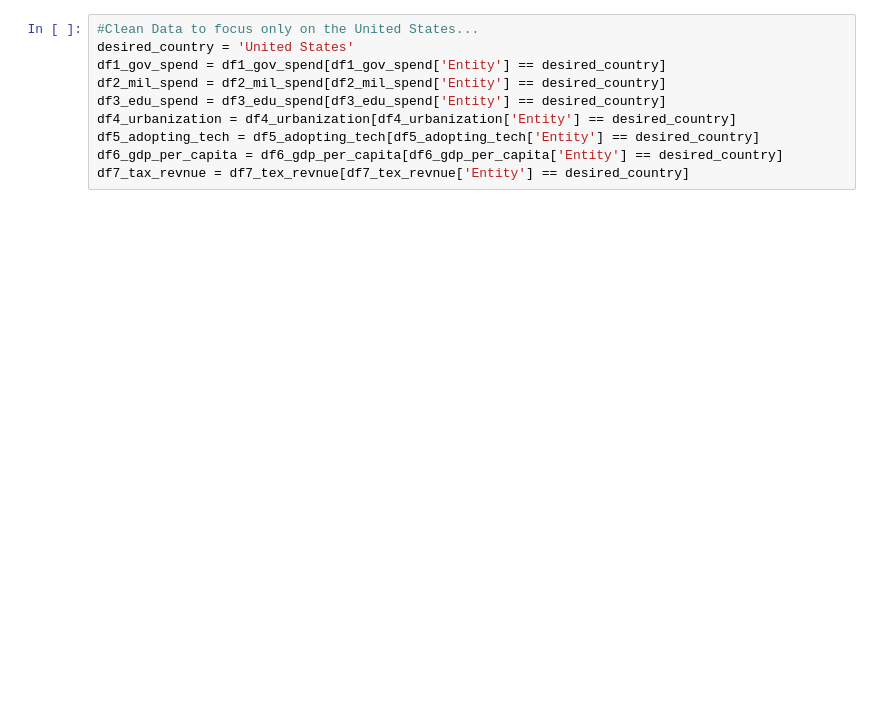
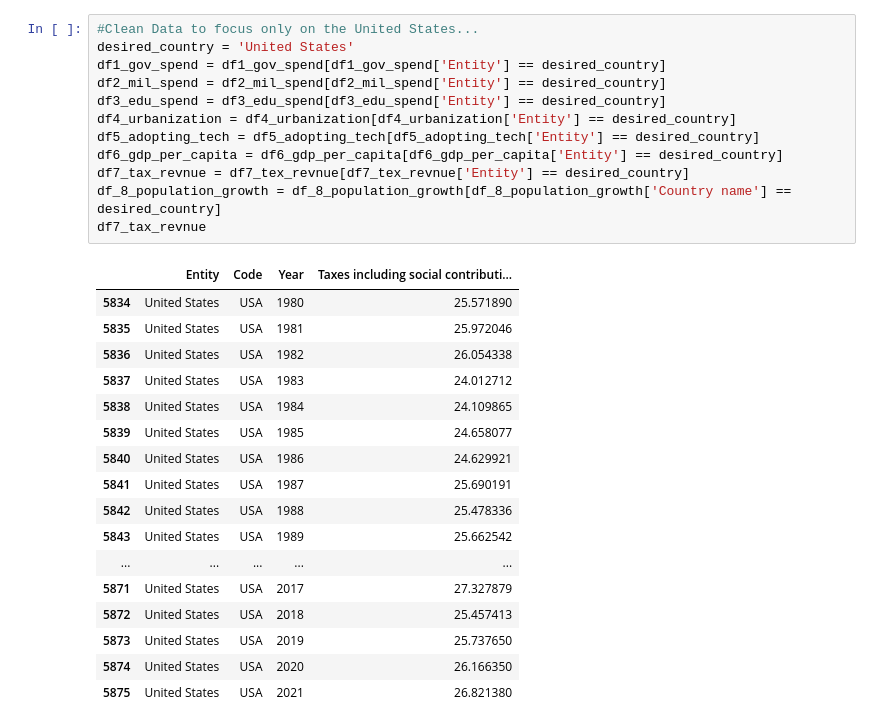
Before and after one commit to Theoceanisfull/Case_Study_Military_Spending_And_Economic_Output_Relationship, a Jupyter notebook: Data_cleaning.ipynb, the cells around one changed output. Drawn from its saved outputs; the diff is of its cells as text; blank space fills up the shorter version.

```diff
--- a/Data_cleaning.ipynb
+++ b/Data_cleaning.ipynb
@@ -13,13 +31,33 @@ df7_tex_revnue = pd.read_csv('tax-revenue-national-income-longrun.csv')
 # %%
 #Clean Data to focus only on the United States...
 desired_country = 'United States'
 df1_gov_spend = df1_gov_spend[df1_gov_spend['Entity'] == desired_country]
 df2_mil_spend = df2_mil_spend[df2_mil_spend['Entity'] == desired_country]
 df3_edu_spend = df3_edu_spend[df3_edu_spend['Entity'] == desired_country]
 df4_urbanization = df4_urbanization[df4_urbanization['Entity'] == desired_country]
 df5_adopting_tech = df5_adopting_tech[df5_adopting_tech['Entity'] == desired_country]
 df6_gdp_per_capita = df6_gdp_per_capita[df6_gdp_per_capita['Entity'] == desired_country]
 df7_tax_revnue = df7_tex_revnue[df7_tex_revnue['Entity'] == desired_country]
+df_8_population_growth = df_8_population_growth[df_8_population_growth['Country name'] == desired_country]
+df7_tax_revnue
+# %% [output]
+|  | Entity | Code | Year | Taxes including social contributi... |
+| 5834 | United States | USA | 1980 | 25.571890 |
+| 5835 | United States | USA | 1981 | 25.972046 |
+| 5836 | United States | USA | 1982 | 26.054338 |
+| 5837 | United States | USA | 1983 | 24.012712 |
+| 5838 | United States | USA | 1984 | 24.109865 |
+| 5839 | United States | USA | 1985 | 24.658077 |
+| 5840 | United States | USA | 1986 | 24.629921 |
+| 5841 | United States | USA | 1987 | 25.690191 |
+| 5842 | United States | USA | 1988 | 25.478336 |
+| 5843 | United States | USA | 1989 | 25.662542 |
+| ... | ... | ... | ... | ... |
+| 5871 | United States | USA | 2017 | 27.327879 |
+| 5872 | United States | USA | 2018 | 25.457413 |
+| 5873 | United States | USA | 2019 | 25.737650 |
+| 5874 | United States | USA | 2020 | 26.166350 |
+| 5875 | United States | USA | 2021 | 26.821380 |
 # %%
 #Check the time frame of each data set
 df1_gov_spend
```
Also changed, not shown: parts of 9 cells of this notebook, 6 other files.
